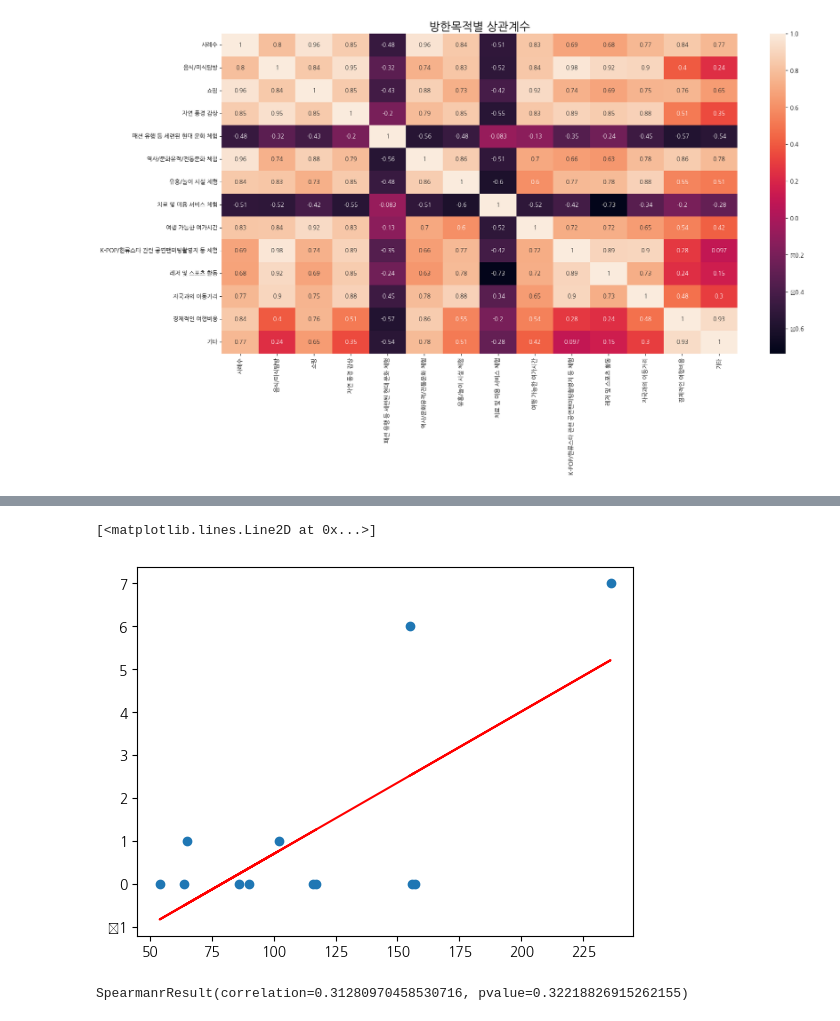
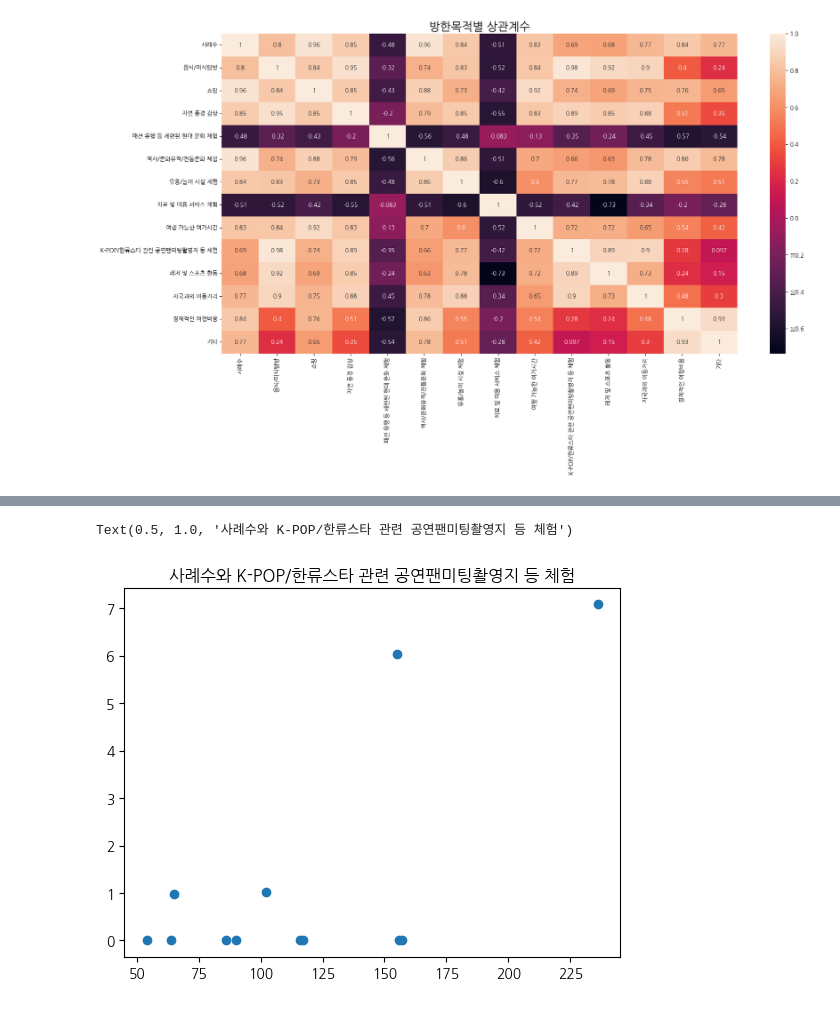
Before and after one commit to SDA2022/SDA-Project, a Jupyter notebook: 방한목적_월별분석.ipynb, the cells around one changed output, grey strips where cells are left out. Cells and saved outputs as stored; diff of their text form; code cells hidden in the pictures.

```diff
--- a/방한목적_월별분석.ipynb
+++ b/방한목적_월별분석.ipynb
@@ -370,0 +263,2 @@ plt.scatter(x, y)
+# %%
+data_month_copy['음식/미식탐방_log'] = np.log(data_month_copy['음식/미식탐방'])
@@ -499,21 +377,8 @@ Notes:
 # %%
 x = data_month_copy['사례수']
 y = data_month_copy['K-POP/한류스타 관련 공연팬미팅촬영지 등 체험']
 plt.scatter(x, y)
-plt.plot(x, -2.6235 +   0.0332*x, 'r')
-
-# 결과로 나온 const와 사례수의 coefficientf를 이용해서 선형식을 통한 그래프를 그려봄.
-# 선형적인 상관관계를 나타냄
+plt.title('사례수와 K-POP/한류스타 관련 공연팬미팅촬영지 등 체험')
 # %% [output]
-[<matplotlib.lines.Line2D at 0x...>]
+Text(0.5, 1.0, '사례수와 K-POP/한류스타 관련 공연팬미팅촬영지 등 체험')
-[figure, old version]
+[figure, new version]
-# %%
-# 사례수와  K-POP/한류스타 관련 공연팬미팅촬영지 등 체험 사이에 양적 상관관계를 보이고 liner model이 높은 percent로 나타내고 있다.
-# 하지만 분포 그래프에서 약간씩 벗어나 outlier로 생각될 수 있는 값을 볼 수 있다.
-# 데이터의 양이 작아 전처리를 하거나 값이 작아 로그를 취하기 어렵다고 생각해 Spearman Correlation을 이용해 상관관계를 확인함.
-
-print(stats.spearmanr(data_month_copy['사례수'], data_month_copy['K-POP/한류스타 관련 공연팬미팅촬영지 등 체험']))
-#Spearman Correlation이 0.31로 상관관계를 보임을 알 수 있다.
-#사례수가 증가함에 따라 K-POP/한류스타 관련 공연팬미팅촬영지 등 체험이 증가한다고 할 수 있다.
-# %% [output]
-SpearmanrResult(correlation=0.31280970458530716, pvalue=0.32218826915262155)
```
Also changed, not shown: parts of 46 cells of this notebook.
